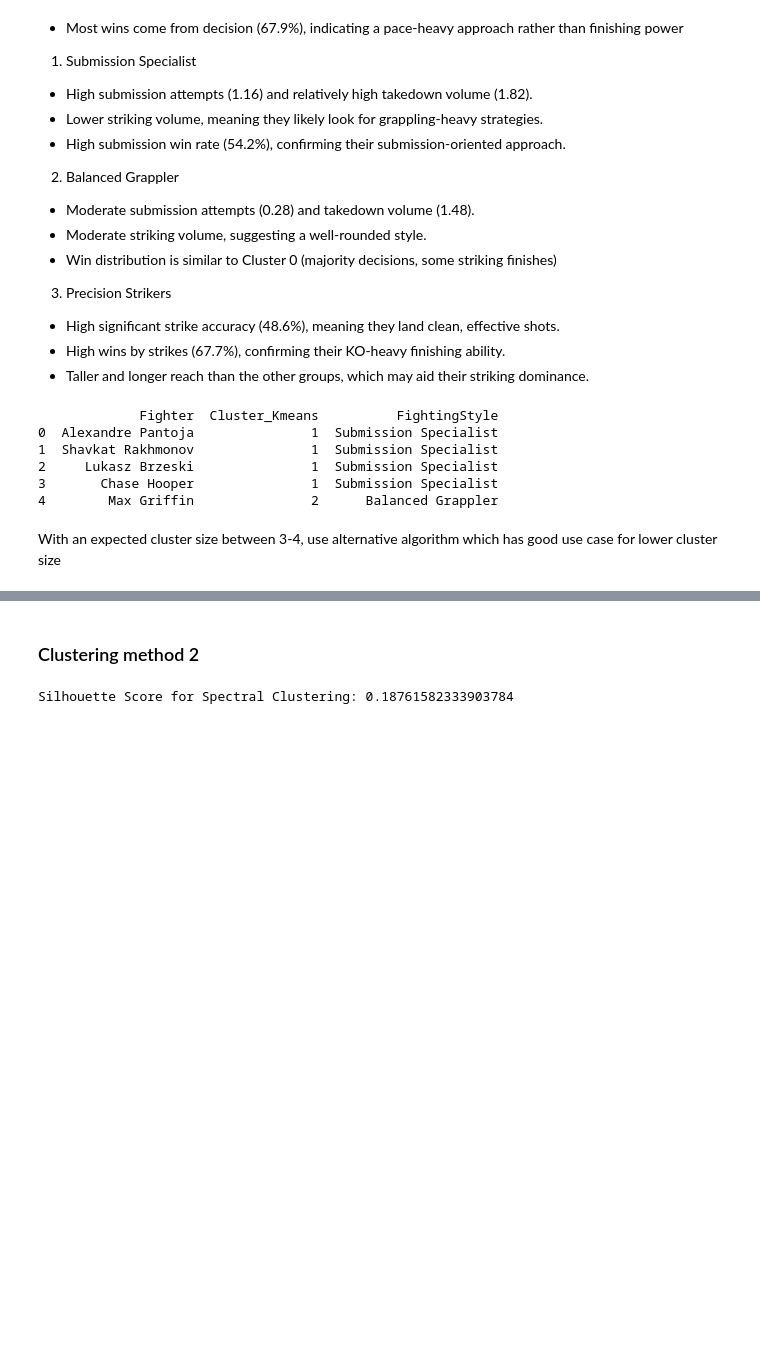
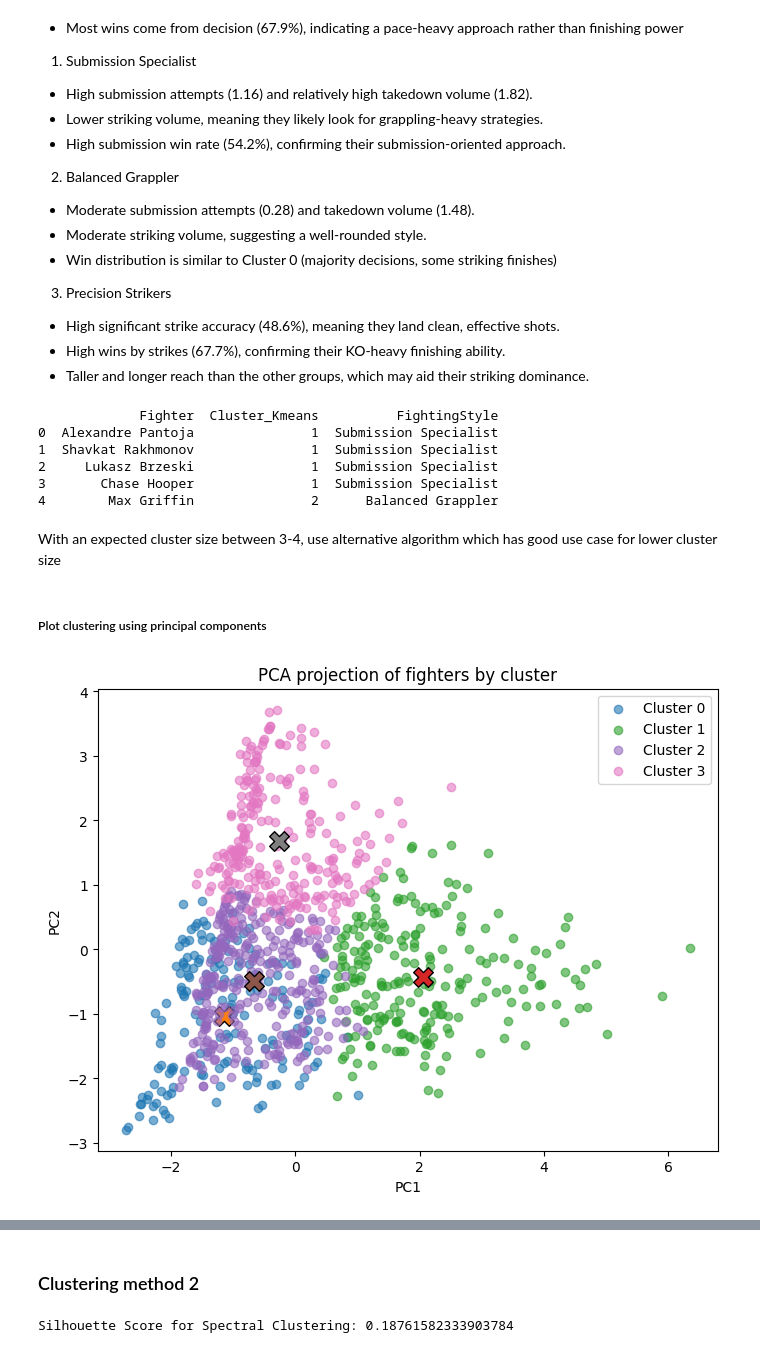
Before and after one commit to sgracia19/sgracia19.github.io, a Jupyter notebook: projects/ufc-fighter-style-segmentation.ipynb, the cells around one changed output, grey strips where cells are left out. Saved outputs shown, nothing was run; the diff lists cells and outputs as text; code cells hidden in the pictures; blank space fills up the shorter version.

Commit message:
Update fighter segmentation

```diff
--- a/projects/ufc-fighter-style-segmentation.ipynb
+++ b/projects/ufc-fighter-style-segmentation.ipynb
@@ -474,3 +463,22 @@ print(fighter_df[['Fighter', 'Cluster_Kmeans', 'FightingStyle']].head())
 4        Max Griffin               2      Balanced Grappler
 # %% [markdown]
 With an expected cluster size between 3-4, use alternative algorithm which has good use case for lower cluster size
+# %% [markdown]
+##### Plot clustering using principal components
+# %%
+# Plot Kmeans cluster
+pca = PCA(n_components=2)
+X_pca = pca.fit_transform(X_scaled)
+
+centers_pca = pca.transform(kmeans.cluster_centers_)
+
+plt.figure(figsize=(8,6))
+for c in range(4):
+    mask = fighter_df['Cluster_Kmeans']==c
+    plt.scatter(X_pca[mask,0], X_pca[mask,1], label=f'Cluster {c}', alpha=0.6)
+    plt.scatter(centers_pca[c,0], centers_pca[c,1], marker='X', s=200, edgecolor='k')
+plt.xlabel('PC1'); plt.ylabel('PC2'); plt.legend()
+plt.title('PCA projection of fighters by cluster')
+plt.show()
+# %% [output]
+[figure, added]
```
Also changed, not shown: parts of 6 cells of this notebook, 2 other files.
